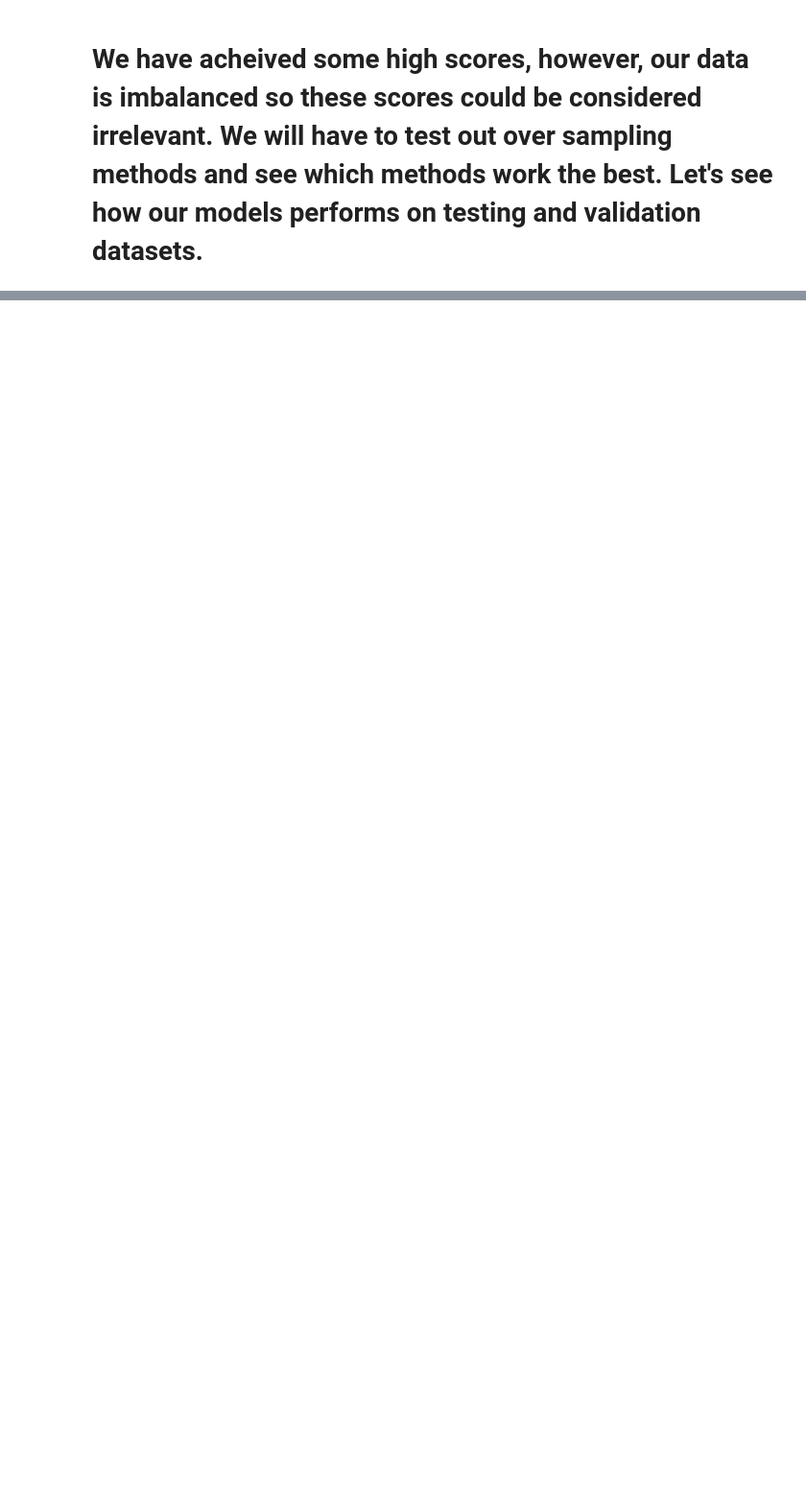
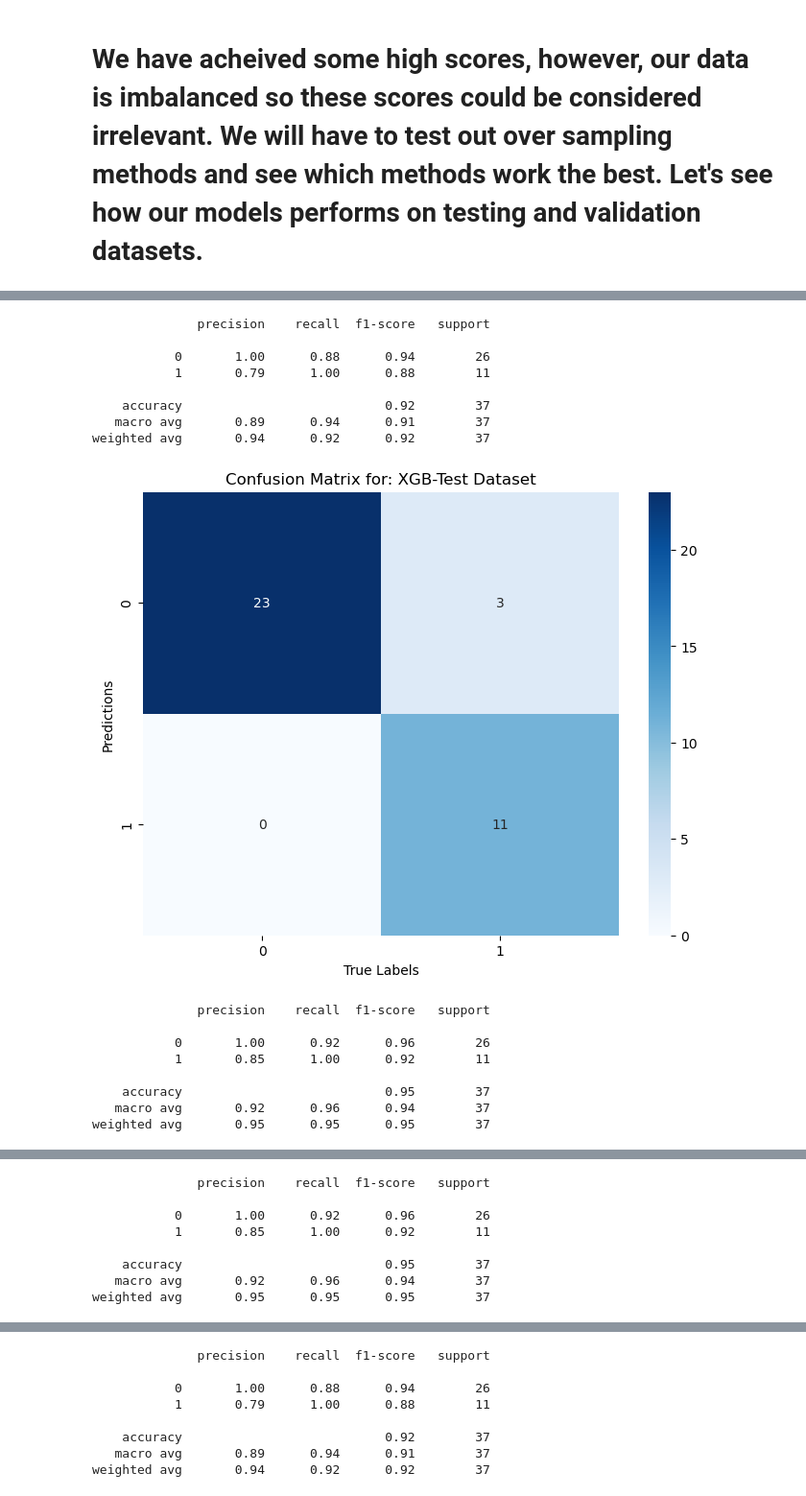
Before and after one commit to MaukanMir/Thyroid-Cancer-Classification, a Jupyter notebook: training.ipynb, the cells around one changed output, grey strips where cells are left out. Shown at 96% size. Saved outputs shown, nothing was run; the diff lists cells and outputs as text; code cells hidden in the pictures; blank space fills up the shorter version.

Commit message:
added new models

```diff
--- a/training.ipynb
+++ b/training.ipynb
@@ -194,7 +194,7 @@ def test_sampled_selected_models(preprocessor, model_names, models, sampling_nam
   plot_model_performance(model_performance_df, ["Mean", "STD"], "Mean")
   print(model_performance_df)
 
-def test_predictions(preprocessor, model_names, models, X, y, sampling=None, sample=None):
+def test_predictions(preprocessor, model_names, models, X, y, sample_models=None, sampling_names=None):
 
   model_performance = []
   X_train, X_temp, y_train, y_temp = train_test_split(X, y, test_size=0.2, random_state=42, stratify=y)
@@ -203,8 +203,9 @@ def test_predictions(preprocessor, model_names, models, X, y, sampling=None, sam
   for i in range(len(models)):
     model_name, model = model_names[i], models[i]
 
-    if sampling:
-      model = create_sampling_pipeline(preprocessor, sample, model)
+    if sample_models:
+      model = create_sampling_pipeline(preprocessor, sample_models[i], model)
+      sampling_model_name = sampling_names[i]
     else:
       model = create_pipeline(preprocessor, model)
 
@@ -218,11 +219,10 @@ def test_predictions(preprocessor, model_names, models, X, y, sampling=None, sam
     y_test_acc = accuracy_score(y_test, y_pred_test)
     y_test_f1 = f1_score(y_test, y_pred_test)
 
-    # Confusion Matrix for Testing Data
     create_confusion_matrix(model_name, y_test, y_pred_test, "Test Dataset")
 
     model_performance.append({
-      "Model": model_name,
+      "Model": model_name + " " + sampling_model_name if sample_models else "Model",
       "Test Accuracy": y_test_acc,
       "Validation Accuracy": y_val_acc,
       "Test-F1-Score": y_test_f1,
@@ -503,0 +506,25 @@ test_sampled_selected_models(preprocessor, model_names, models, sampling_names,
+# %%
+model_names = ["XGB", "XGB", "XGB", "XGB"]
+models = grab_selected_models(model_names)
+sampling_names = ["KNN-SMOTE", "ADASYN", "BL-SMOTE", "SMOTE"]
+sample_models = get_over_sampling_methods(sampling_names)
+
+test_predictions(preprocessor, model_names, models, X, y,sample_models=sample_models, sampling_names=sampling_names)
+# %% [output]
+              precision    recall  f1-score   support
+
+           0       1.00      0.88      0.94        26
+           1       0.79      1.00      0.88        11
+
+    accuracy                           0.92        37
+   macro avg       0.89      0.94      0.91        37
+weighted avg       0.94      0.92      0.92        37
+[figure, added]
+              precision    recall  f1-score   support
+
+           0       1.00      0.92      0.96        26
+           1       0.85      1.00      0.92        11
+
+    accuracy                           0.95        37
+   macro avg       0.92      0.96      0.94        37
+weighted avg       0.95      0.95      0.95        37
@@ -503,0 +532,8 @@ test_sampled_selected_models(preprocessor, model_names, models, sampling_names,
+              precision    recall  f1-score   support
+
+           0       1.00      0.92      0.96        26
+           1       0.85      1.00      0.92        11
+
+    accuracy                           0.95        37
+   macro avg       0.92      0.96      0.94        37
+weighted avg       0.95      0.95      0.95        37
@@ -503,0 +541,8 @@ test_sampled_selected_models(preprocessor, model_names, models, sampling_names,
+              precision    recall  f1-score   support
+
+           0       1.00      0.88      0.94        26
+           1       0.79      1.00      0.88        11
+
+    accuracy                           0.92        37
+   macro avg       0.89      0.94      0.91        37
+weighted avg       0.94      0.92      0.92        37
```
Also changed, not shown: parts of 8 cells of this notebook.
